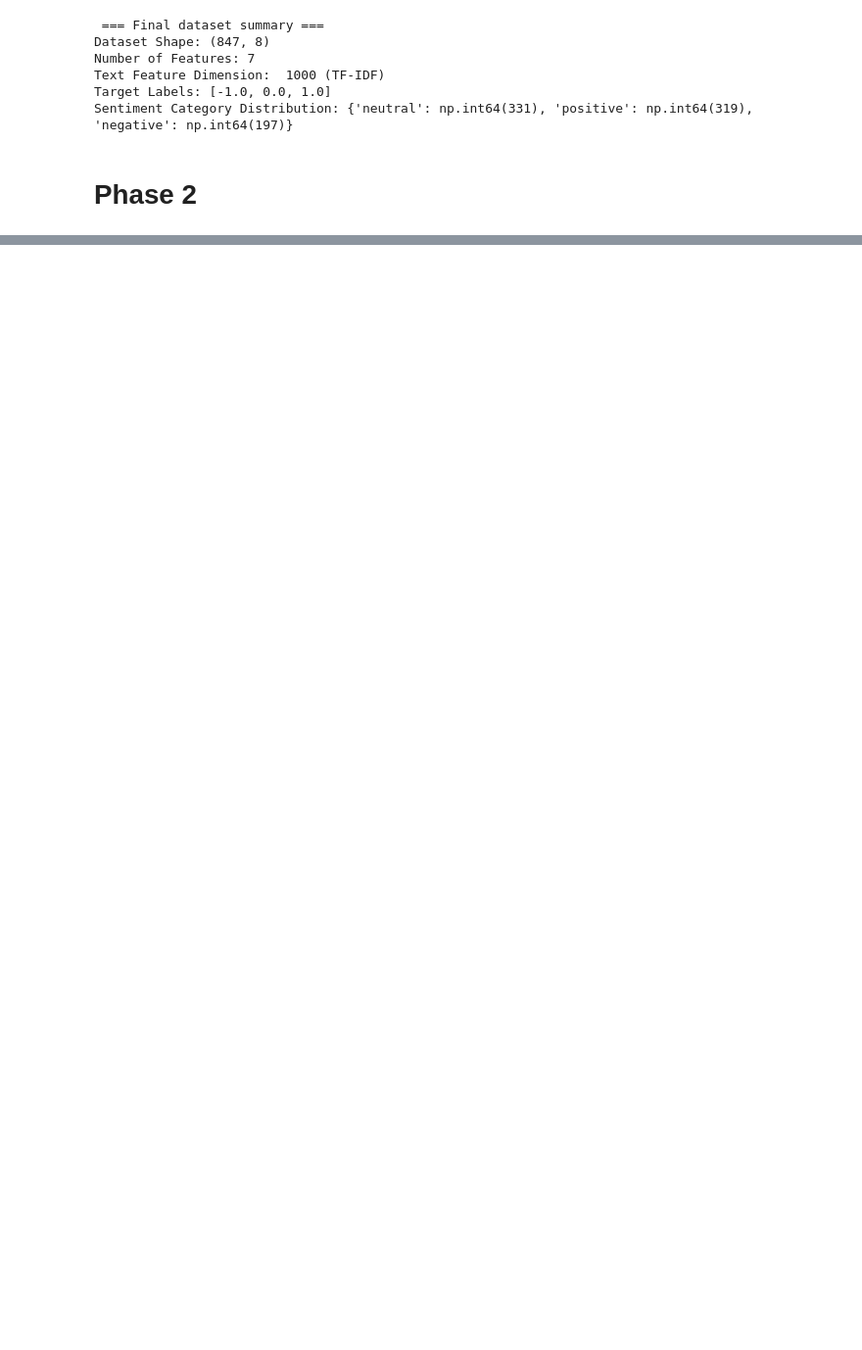
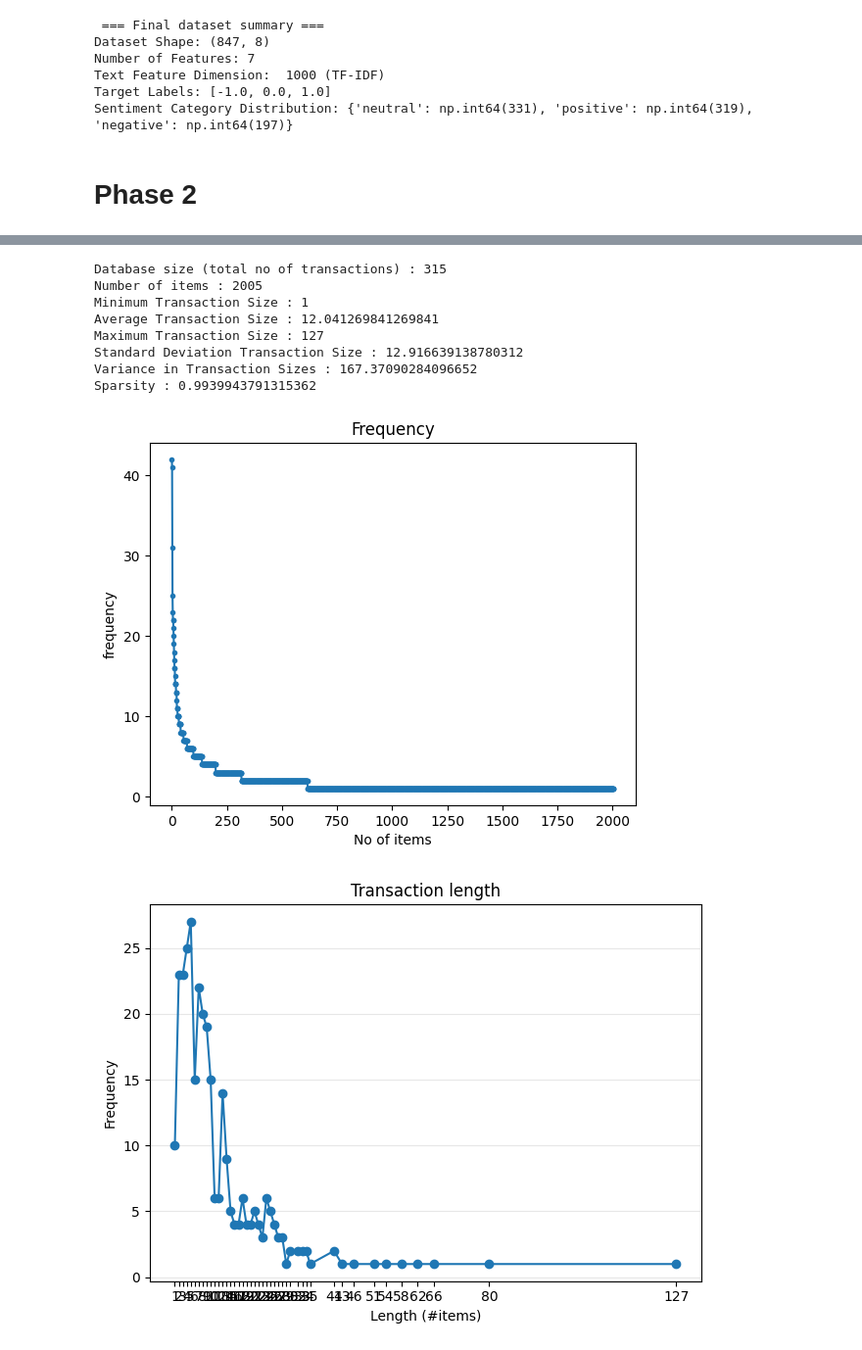
Before and after one commit to HongXiangSu/DM2025-Lab1-Exercise, a Jupyter notebook: DM2025-Lab1-Homework.ipynb, the cells around one changed output, grey strips where cells are left out. Shown at 98% size. Drawn from its saved outputs; the diff is of its cells as text; code cells hidden in the pictures; blank space fills up the shorter version.

```diff
--- a/DM2025-Lab1-Homework.ipynb
+++ b/DM2025-Lab1-Homework.ipynb
@@ -358,0 +528,61 @@ Sentiment Category Distribution: {'neutral': np.int64(331), 'positive': np.int64
+# %%
+from PAMI.extras.convert.DF2DB import DF2DB
+import builtins
+from PAMI.extras.dbStats import TransactionalDatabase as tds
+import matplotlib.pyplot as plt # 確保匯入 plt
+
+# Loop through the dictionary of term-document DataFrames
+for category in filt_term_document_dfs:
+
+    # Replace dots with underscores in the category name to avoid errors in the file creation
+    category_safe = str(category).replace('.', '_')
+
+    # Create the DenseFormatDF object and convert to a transactional database
+    obj = DF2DB(filt_term_document_dfs[category])
+
+    # Create a filename variable to be used in the next line when saving with the .convert2TransactionalDatabase() function
+    output_filename = f'td_freq_db_{category_safe}.csv'
+    obj.convert2TransactionalDatabase(output_filename, '>=', 1)
+
+_orig_open = open
+
+def safe_open(*args, **kwargs):
+    if len(args) > 0 and isinstance(args[0], str) and args[0].endswith('.csv'):
+        kwargs['encoding'] = 'latin-1'   # Force Latin-1
+        kwargs['errors'] = 'ignore'      # Ignore bad characters
+    return _orig_open(*args, **kwargs)
+
+builtins.open = safe_open
+
+from PAMI.extras.dbStats import TransactionalDatabase as tds
+obj = tds.TransactionalDatabase('td_freq_db_-1_0.csv' )
+obj.run()
+obj.printStats()
+obj.plotGraphs()
+
+print("-" * 50)
+
+from PAMI.extras.dbStats import TransactionalDatabase as tds
+obj = tds.TransactionalDatabase('td_freq_db_0_0.csv' )
+obj.run()
+obj.printStats()
+obj.plotGraphs()
+
+print("-" * 50)
+
+from PAMI.extras.dbStats import TransactionalDatabase as tds
+obj = tds.TransactionalDatabase('td_freq_db_1_0.csv' )
+obj.run()
+obj.printStats()
+obj.plotGraphs()
+# %% [output]
+Database size (total no of transactions) : 315
+Number of items : 2005
+Minimum Transaction Size : 1
+Average Transaction Size : 12.041269841269841
+Maximum Transaction Size : 127
+Standard Deviation Transaction Size : 12.916639138780312
+Variance in Transaction Sizes : 167.37090284096652
+Sparsity : 0.9939943791315362
+[figure, added]
+[figure, added]
```
Also changed, not shown: parts of 61 cells of this notebook, 6 other files.
